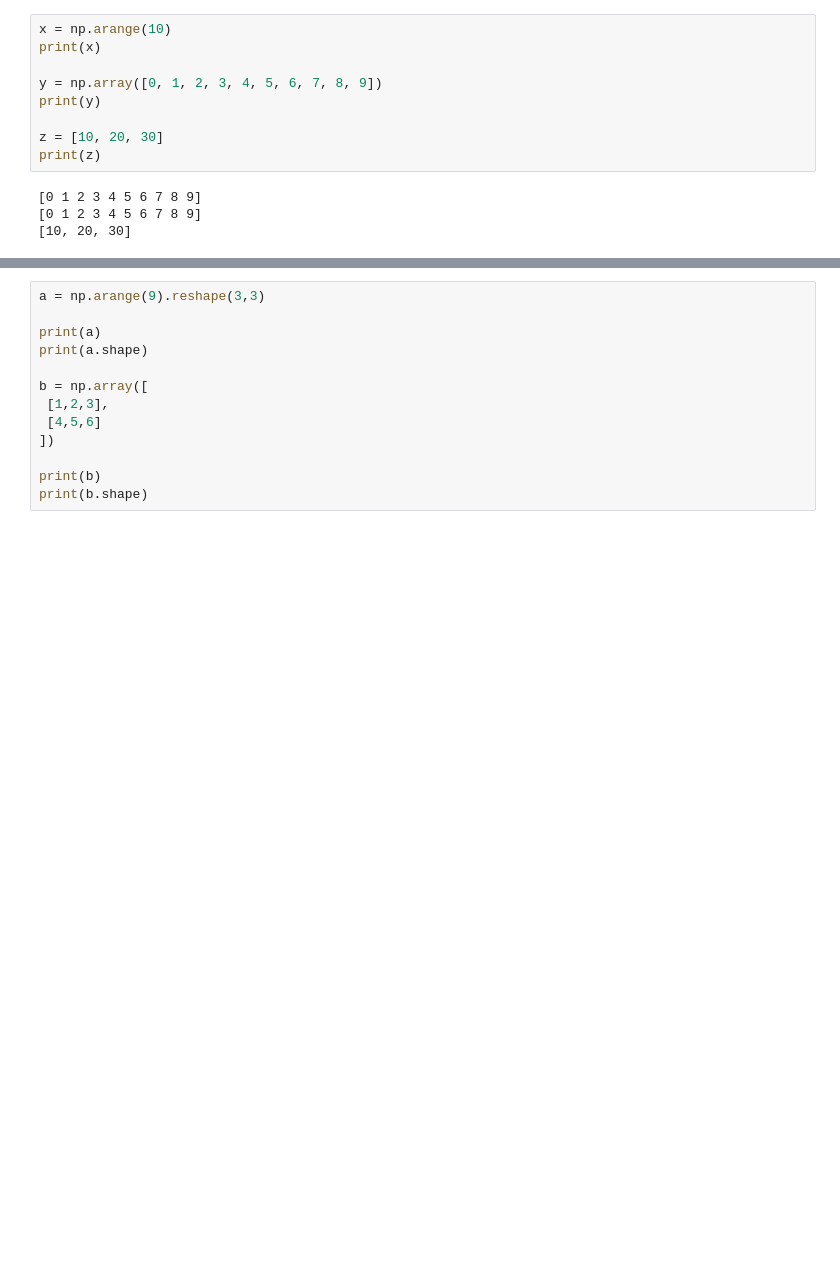
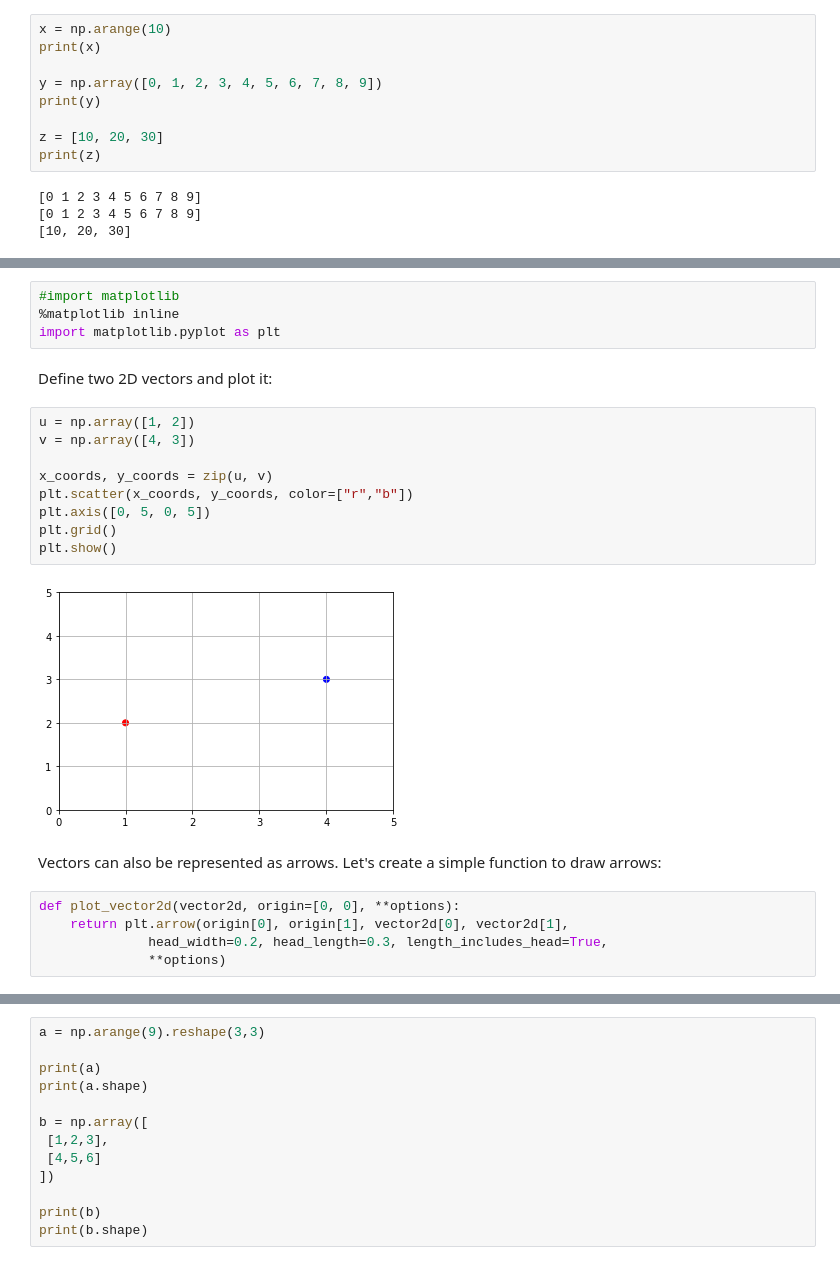
Before and after one commit to fractus-io/linear-algebra-tutorial, a Jupyter notebook: LinearAlgebraBasics.ipynb, the cells around one changed output, grey strips where cells are left out. Saved outputs shown, nothing was run; the diff lists cells and outputs as text; blank space fills up the shorter version.

Commit message:
update la basics, vectors

```diff
--- a/LinearAlgebraBasics.ipynb
+++ b/LinearAlgebraBasics.ipynb
@@ -147,0 +189,24 @@ print(z[1])
+# %%
+#import matplotlib
+%matplotlib inline
+import matplotlib.pyplot as plt
+# %% [markdown]
+Define two 2D vectors and plot it:
+# %%
+u = np.array([1, 2])
+v = np.array([4, 3])
+
+x_coords, y_coords = zip(u, v)
+plt.scatter(x_coords, y_coords, color=["r","b"])
+plt.axis([0, 5, 0, 5])
+plt.grid()
+plt.show()
+# %% [output]
+[figure, added]
+# %% [markdown]
+Vectors can also be represented as arrows. Let's create a simple function to draw arrows:
+# %%
+def plot_vector2d(vector2d, origin=[0, 0], **options):
+    return plt.arrow(origin[0], origin[1], vector2d[0], vector2d[1],
+              head_width=0.2, head_length=0.3, length_includes_head=True,
+              **options)
```
Also changed, not shown: parts of 13 cells of this notebook.
